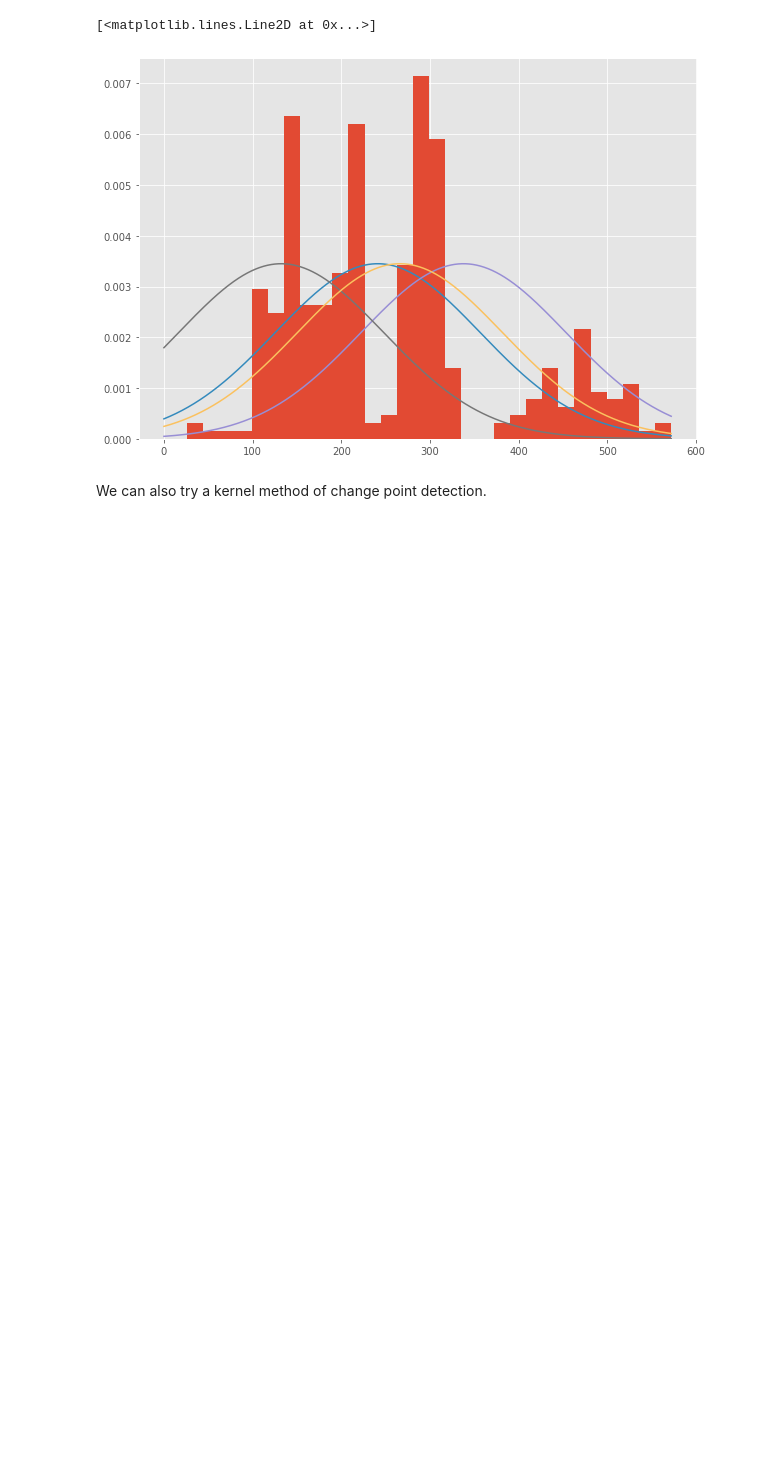
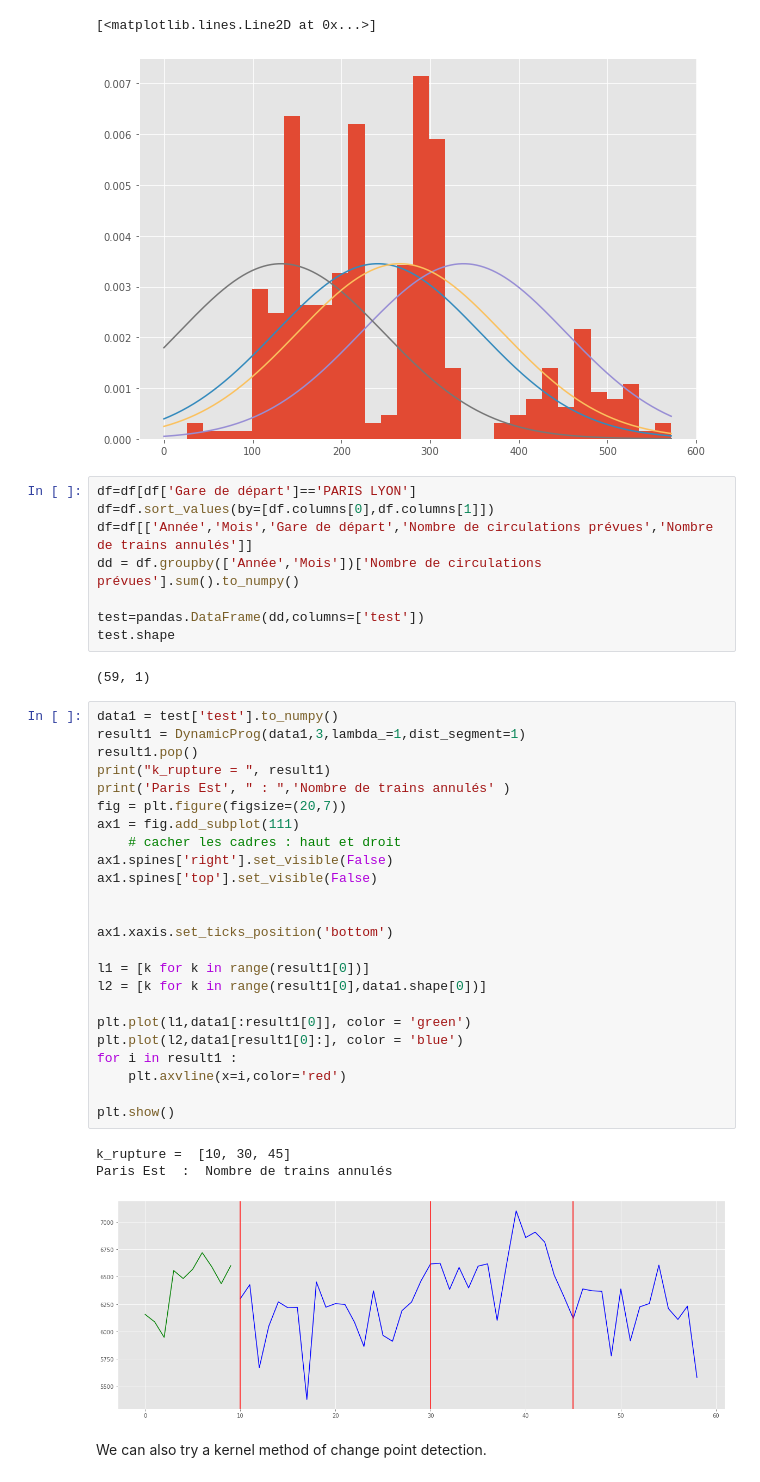
Before and after one commit to Paulthibaud/change-Point-model, a Jupyter notebook: dynamic.ipynb, the cells around one changed output. Drawn from its saved outputs; the diff is of its cells as text; blank space fills up the shorter version.

```diff
--- a/dynamic.ipynb
+++ b/dynamic.ipynb
@@ -172,6 +172,44 @@ plt.plot(x,normal(x,m4,sig))
 115.65741534304728
 [<matplotlib.lines.Line2D at 0x...>]
 [figure]
+# %%
+df=df[df['Gare de départ']=='PARIS LYON']
+df=df.sort_values(by=[df.columns[0],df.columns[1]])
+df=df[['Année','Mois','Gare de départ','Nombre de circulations prévues','Nombre de trains annulés']]
+dd = df.groupby(['Année','Mois'])['Nombre de circulations prévues'].sum().to_numpy()
+
+test=pandas.DataFrame(dd,columns=['test'])
+test.shape
+# %% [output]
+(59, 1)
+# %%
+data1 = test['test'].to_numpy()
+result1 = DynamicProg(data1,3,lambda_=1,dist_segment=1)
+result1.pop()
+print("k_rupture = ", result1)
+print('Paris Est', " : ",'Nombre de trains annulés' )
+fig = plt.figure(figsize=(20,7))
+ax1 = fig.add_subplot(111)
+    # cacher les cadres : haut et droit
+ax1.spines['right'].set_visible(False)
+ax1.spines['top'].set_visible(False)
+
+
+ax1.xaxis.set_ticks_position('bottom')
+
+l1 = [k for k in range(result1[0])]
+l2 = [k for k in range(result1[0],data1.shape[0])]
+
+plt.plot(l1,data1[:result1[0]], color = 'green')
+plt.plot(l2,data1[result1[0]:], color = 'blue')
+for i in result1 :
+    plt.axvline(x=i,color='red')
+
+plt.show()
+# %% [output]
+k_rupture =  [10, 30, 45]
+Paris Est  :  Nombre de trains annulés
+[figure, added]
 # %% [markdown]
 We can also try a kernel method of change point detection.
 # %%
```
Also changed, not shown: 2 other files.
